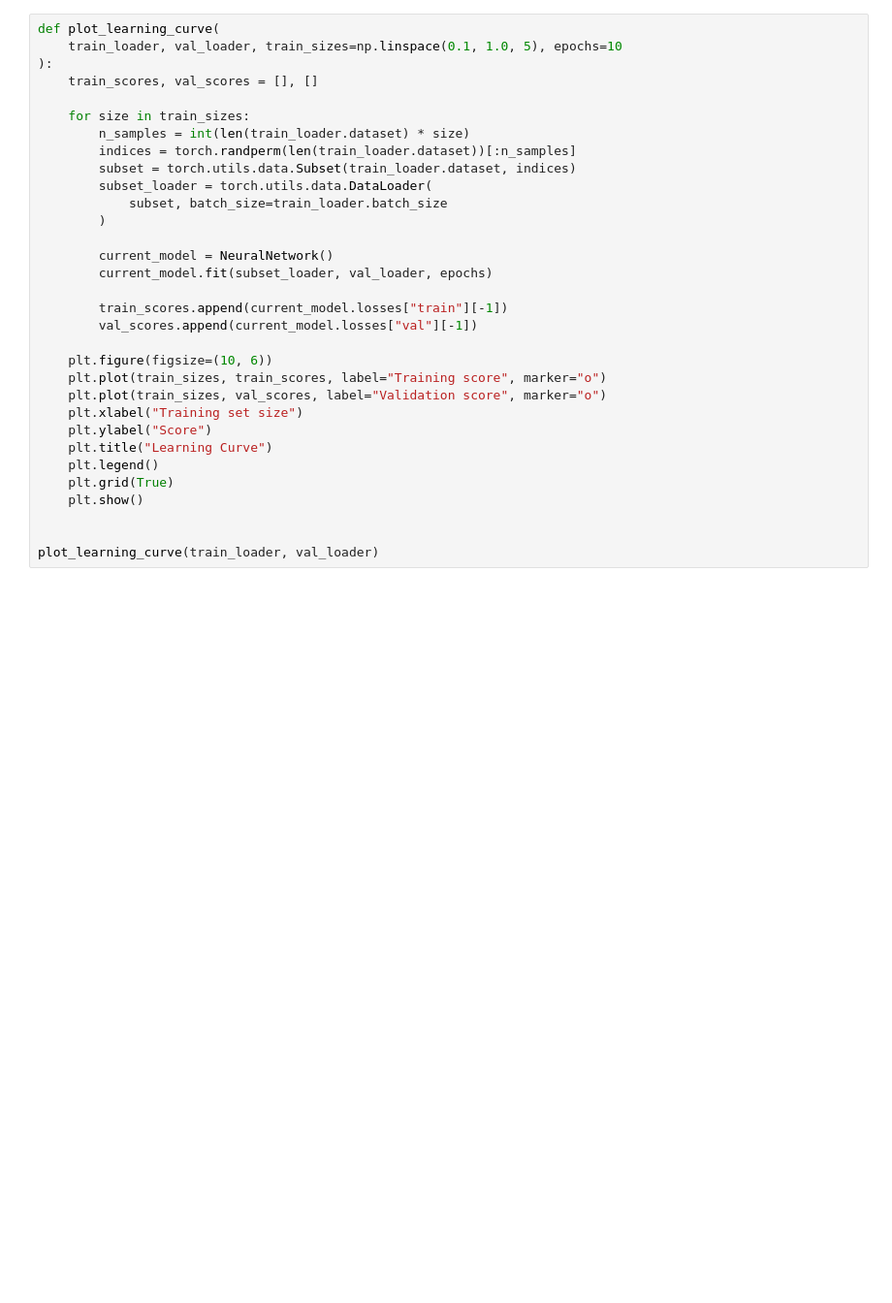
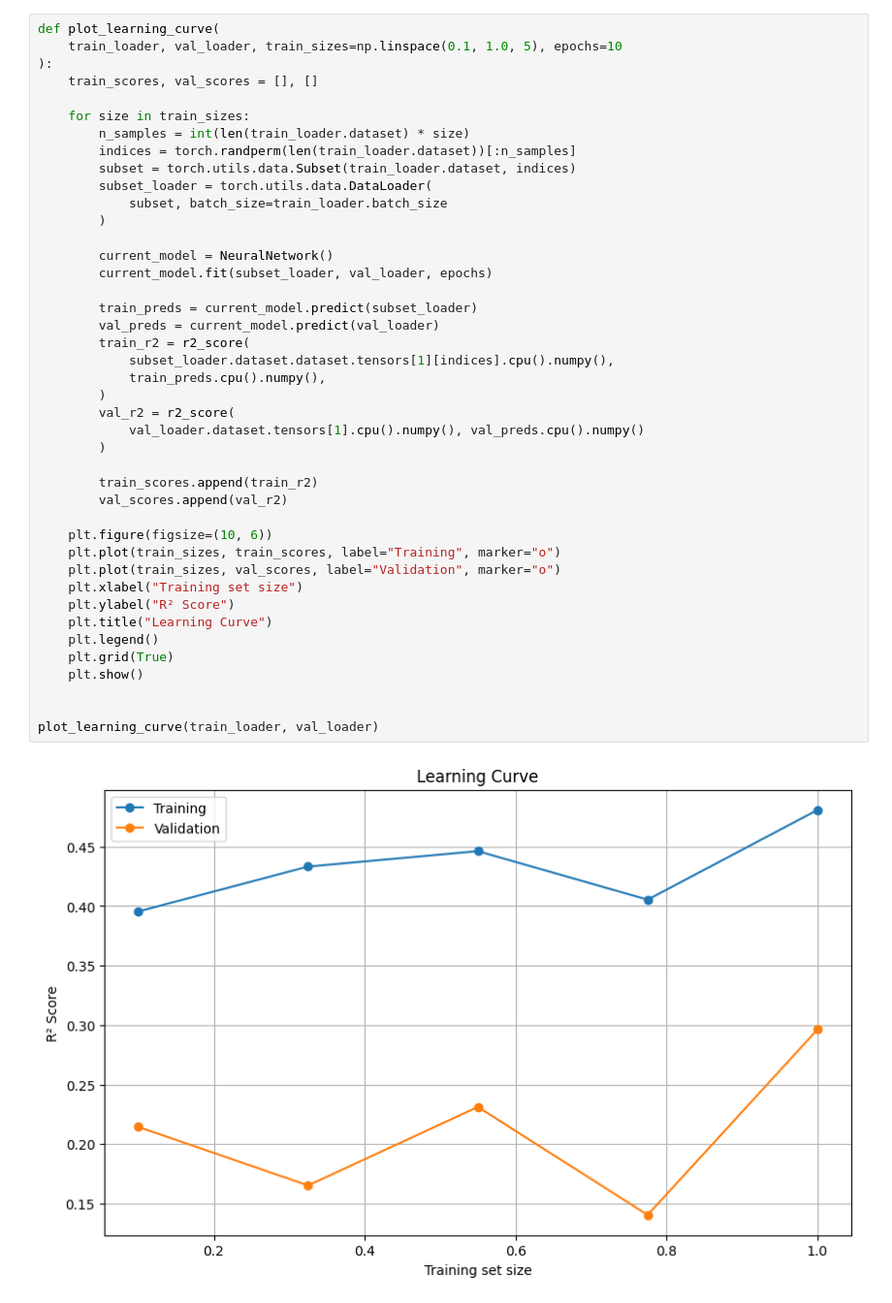
Before and after one commit to parsashu/ML-on-Proteins, a Jupyter notebook: src/models.ipynb, the cells around one changed output. Shown at 97% size. Drawn from its saved outputs; the diff is of its cells as text; blank space fills up the shorter version.

```diff
--- a/src/models.ipynb
+++ b/src/models.ipynb
@@ -226,32 +278,44 @@ plot_validation_curve(
 # %%
 def plot_learning_curve(
     train_loader, val_loader, train_sizes=np.linspace(0.1, 1.0, 5), epochs=10
 ):
     train_scores, val_scores = [], []
 
     for size in train_sizes:
         n_samples = int(len(train_loader.dataset) * size)
         indices = torch.randperm(len(train_loader.dataset))[:n_samples]
         subset = torch.utils.data.Subset(train_loader.dataset, indices)
         subset_loader = torch.utils.data.DataLoader(
             subset, batch_size=train_loader.batch_size
         )
 
         current_model = NeuralNetwork()
         current_model.fit(subset_loader, val_loader, epochs)
 
-        train_scores.append(current_model.losses["train"][-1])
-        val_scores.append(current_model.losses["val"][-1])
+        train_preds = current_model.predict(subset_loader)
+        val_preds = current_model.predict(val_loader)
+        train_r2 = r2_score(
+            subset_loader.dataset.dataset.tensors[1][indices].cpu().numpy(),
+            train_preds.cpu().numpy(),
+        )
+        val_r2 = r2_score(
+            val_loader.dataset.tensors[1].cpu().numpy(), val_preds.cpu().numpy()
+        )
+
+        train_scores.append(train_r2)
+        val_scores.append(val_r2)
 
     plt.figure(figsize=(10, 6))
-    plt.plot(train_sizes, train_scores, label="Training score", marker="o")
-    plt.plot(train_sizes, val_scores, label="Validation score", marker="o")
+    plt.plot(train_sizes, train_scores, label="Training", marker="o")
+    plt.plot(train_sizes, val_scores, label="Validation", marker="o")
     plt.xlabel("Training set size")
-    plt.ylabel("Score")
+    plt.ylabel("R² Score")
     plt.title("Learning Curve")
     plt.legend()
     plt.grid(True)
     plt.show()
 
 
 plot_learning_curve(train_loader, val_loader)
+# %% [output]
+[figure, added]
```
Also changed, not shown: parts of 13 cells of this notebook, 8 other files.
